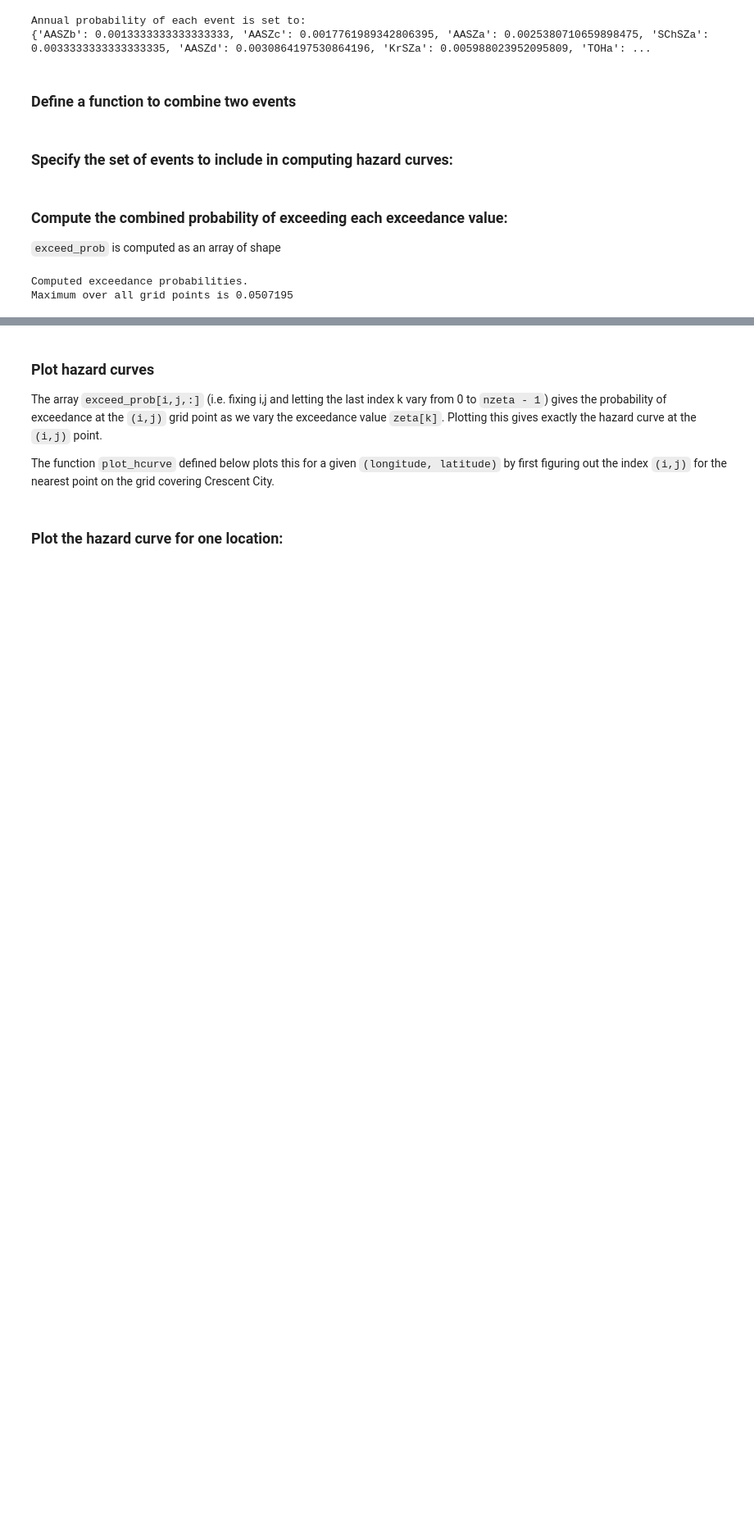
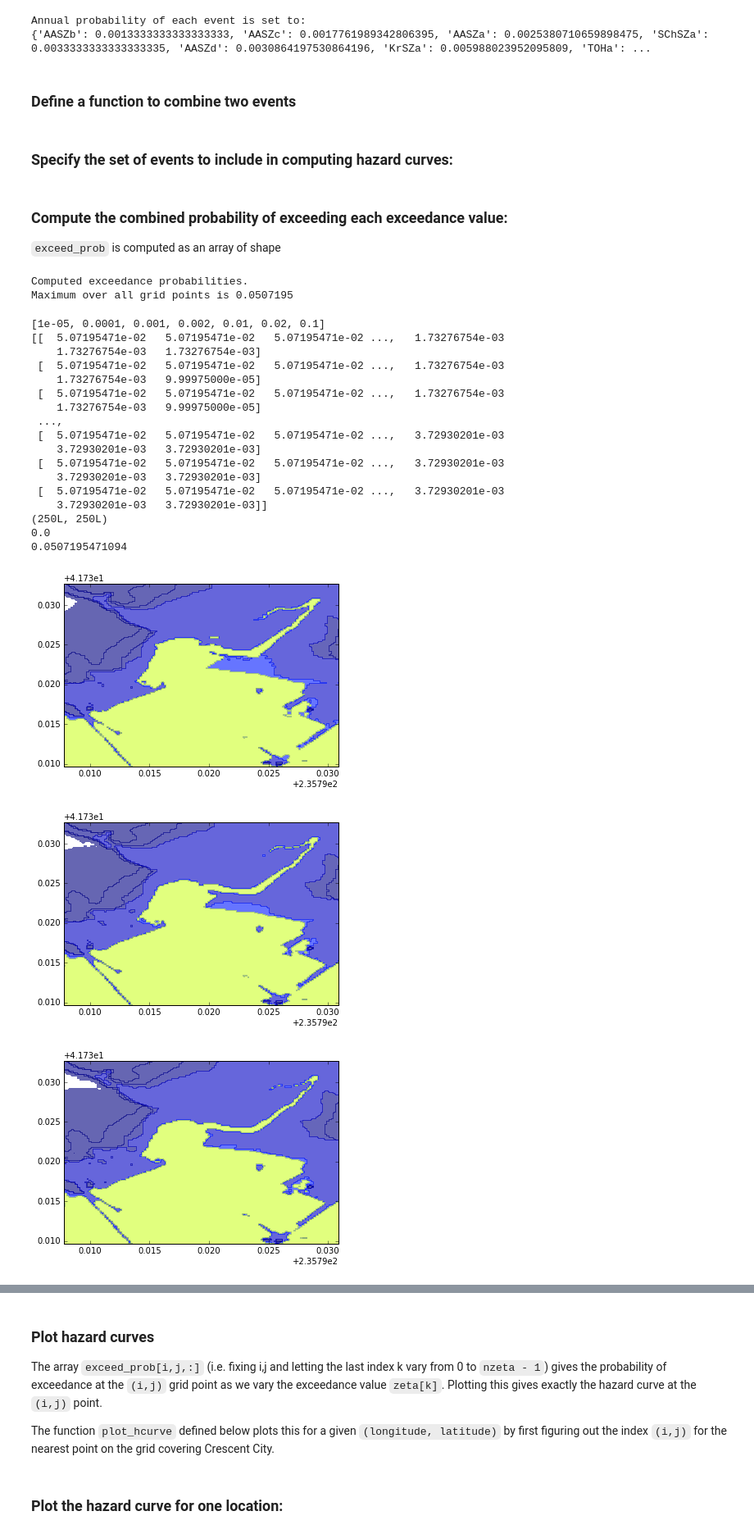
Before and after one commit to BenLiuMath/tsunami-inundation, a Jupyter notebook: ptha_tutorial/Notebooks/Make_Hazard_Curves_and_Maps.ipynb, the cells around one changed output, grey strips where cells are left out. Shown at 82% size. Drawn from its saved outputs; the diff is of its cells as text; code cells hidden in the pictures; blank space fills up the shorter version.

Commit message:
copied example d3 contour code and replaced with exceedence probability data

```diff
--- a/ptha_tutorial/Notebooks/Make_Hazard_Curves_and_Maps.ipynb
+++ b/ptha_tutorial/Notebooks/Make_Hazard_Curves_and_Maps.ipynb
@@ -153,3 +153,45 @@ print("Computed exceedance probabilities.  \nMaximum over all grid points is %g"
 # %% [output]
 Computed exceedance probabilities.
 Maximum over all grid points is 0.0507195
+# %%
+# Code to export an exceedence probability array to 1d CSV
+print(prob_clines)
+for kk in arange(1,5):
+    figure()
+    contourf(X,Y,exceed_prob[:,:,kk], prob_clines,alpha = 0.6)
+
+exceed_prob[:,:,1]
+myarr = exceed_prob[:,:,1];
+#myarr = myarr[0:5,0:5]
+print(myarr)
+
+#import codecs, json
+
+#b = myarr.tolist();
+#json.dump(b, codecs.open("hazardprobs.dat", "w", encoding="utf-8"), separators=(',', ':'), sort_keys=True, indent=4)
+
+numpy.savetxt('hazardprobs.dat',myarr, delimiter=",", newline=",\n",fmt="%0.12f")
+print(myarr.shape)
+print(myarr.min())
+print(myarr.max())
+# %% [output]
+[1e-05, 0.0001, 0.001, 0.002, 0.01, 0.02, 0.1]
+[[  5.07195471e-02   5.07195471e-02   5.07195471e-02 ...,   1.73276754e-03
+    1.73276754e-03   1.73276754e-03]
+ [  5.07195471e-02   5.07195471e-02   5.07195471e-02 ...,   1.73276754e-03
+    1.73276754e-03   9.99975000e-05]
+ [  5.07195471e-02   5.07195471e-02   5.07195471e-02 ...,   1.73276754e-03
+    1.73276754e-03   9.99975000e-05]
+ ...,
+ [  5.07195471e-02   5.07195471e-02   5.07195471e-02 ...,   3.72930201e-03
+    3.72930201e-03   3.72930201e-03]
+ [  5.07195471e-02   5.07195471e-02   5.07195471e-02 ...,   3.72930201e-03
+    3.72930201e-03   3.72930201e-03]
+ [  5.07195471e-02   5.07195471e-02   5.07195471e-02 ...,   3.72930201e-03
+    3.72930201e-03   3.72930201e-03]]
+(250L, 250L)
+0.0
+0.0507195471094
+[figure, added]
+[figure, added]
+[figure, added]
```
Also changed, not shown: parts of 8 cells of this notebook, 2 other files.
